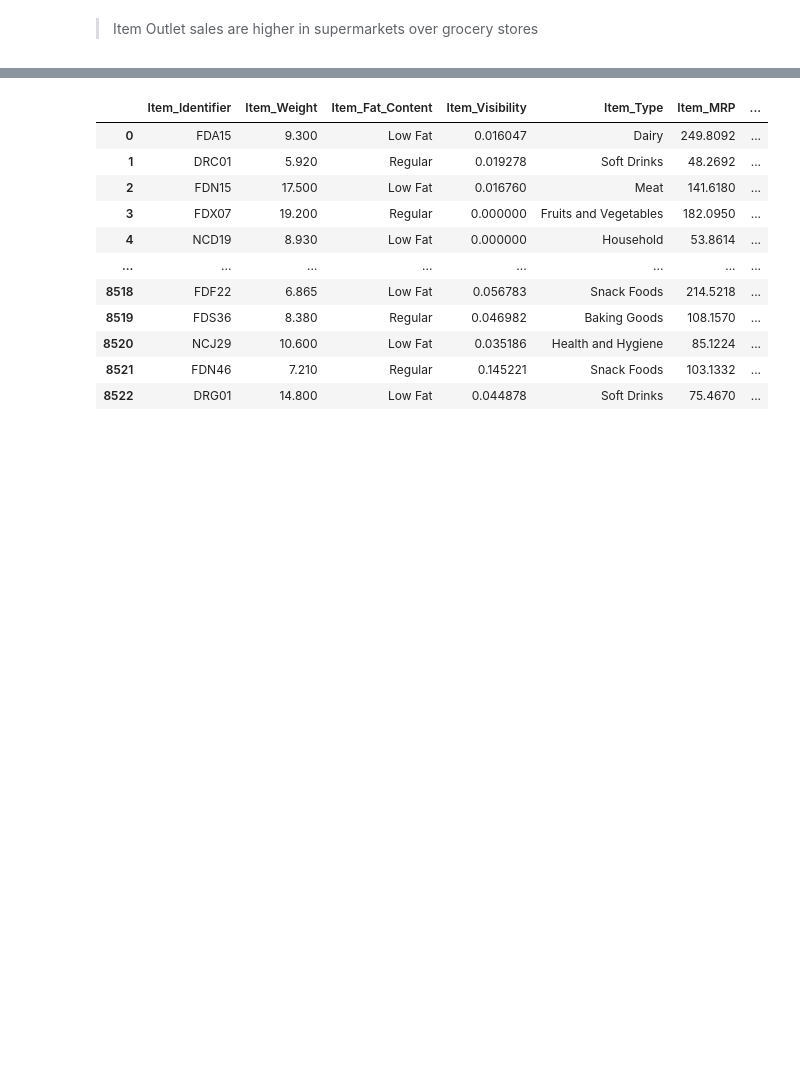
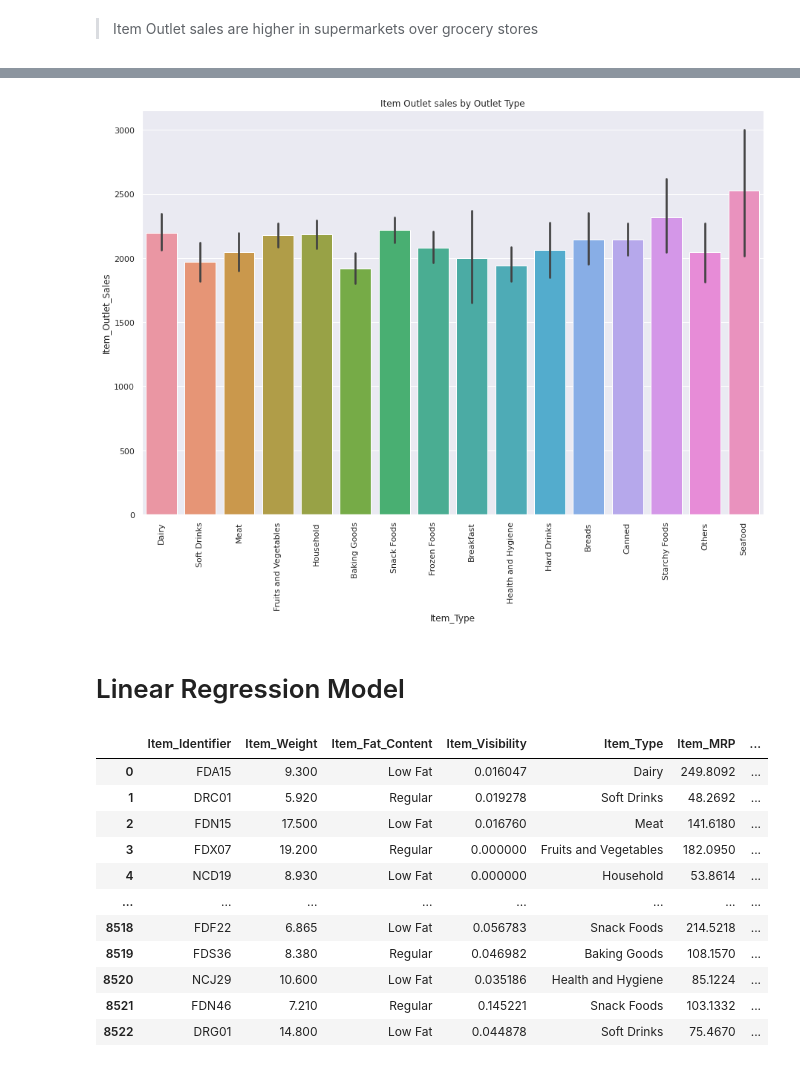
Before and after one commit to robertramos89/CD-DS-1-24-22, a Jupyter notebook: PortfolioProject1.ipynb, the cells around one changed output, grey strips where cells are left out. Saved outputs shown, nothing was run; the diff lists cells and outputs as text; code cells hidden in the pictures; blank space fills up the shorter version.

```diff
--- a/PortfolioProject1.ipynb
+++ b/PortfolioProject1.ipynb
@@ -411,3 +408,11 @@ ax = sns.barplot(data=df,x="Outlet_Type",y="Item_Outlet_Sales").set(title="Item
+# %%
+fig, ax = plt.subplots(1,1, figsize=(15,10))
+ax = sns.barplot(data=df,x="Item_Type",y="Item_Outlet_Sales").set(title="Item Outlet sales by Outlet Type")
+plt.xticks(rotation=90);
+# %% [output]
+[figure, added]
+# %% [markdown]
+# Linear Regression Model
 # %%
 # reload data
 sales_prediction_ml = '/content/sales_predictions.csv'
```
Also changed, not shown: parts of 28 cells of this notebook.
